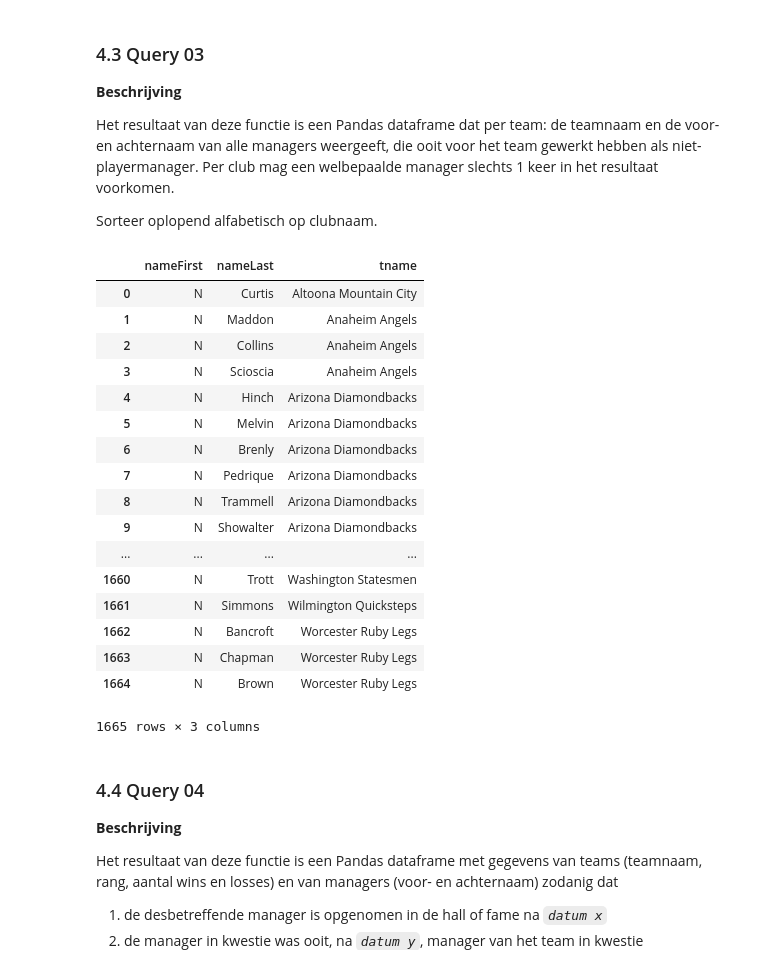
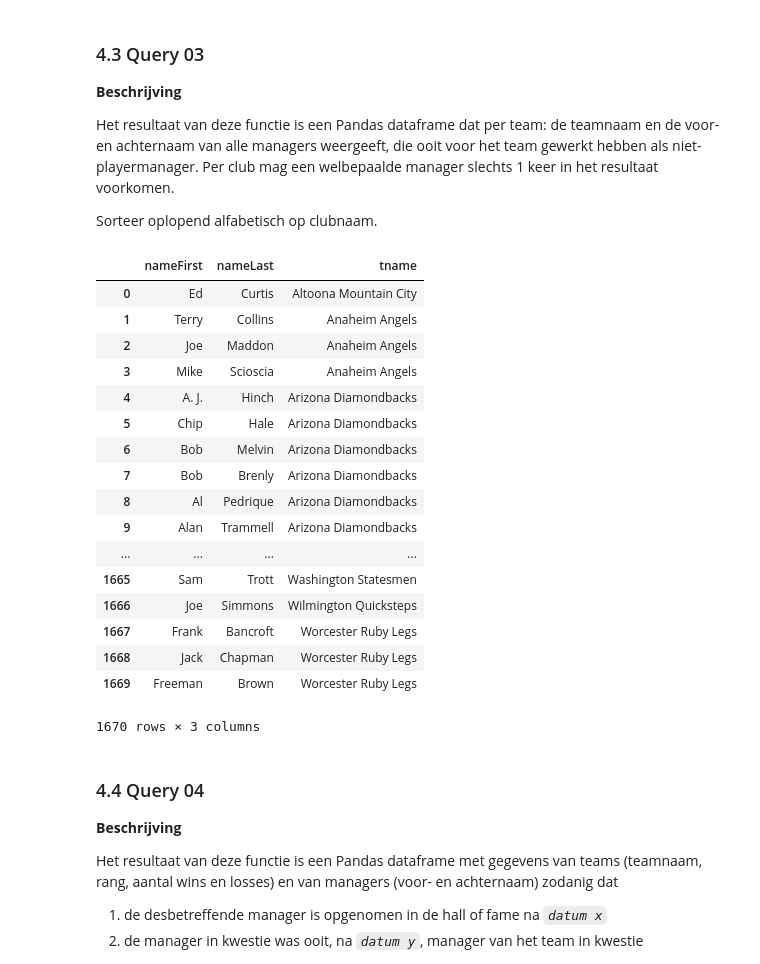
Before and after one commit to sarahjoseph321/DEEL4_Gegevensbanken, a Jupyter notebook: assignment.ipynb, the cells around one changed output. Drawn from its saved outputs; the diff is of its cells as text; code cells hidden in the pictures.

```diff
--- a/assignment.ipynb
+++ b/assignment.ipynb
@@ -277,40 +315,40 @@ Sorteer oplopend alfabetisch op clubnaam.
 # %%
 def query_03(connection, column_names):
     # Bouw je query
     query="""
             SELECT DISTINCT ma.nameFirst, ma.nameLast, t.name
             FROM Managers as m
                 JOIN MASTER as ma ON m.playerID =  ma.playerID
                 JOIN Teams as t ON m.teamID = t.teamID
             WHERE m.plyrMgr = 'N'
             ORDER BY t.name
     """
 
     # Stap 2 & 3
     res = run_query(connection, query)         # Query uitvoeren
     df = res_to_df(res, column_names)          # Query in DataFrame brengen
 
     return df
-# query_03(connection,col_names['query_03'] )
+query_03(connection,col_names['query_03'] )
 # %% [output]
 |  | nameFirst | nameLast | tname |
-| 0 | N | Curtis | Altoona Mountain City |
-| 1 | N | Maddon | Anaheim Angels |
-| 2 | N | Collins | Anaheim Angels |
-| 3 | N | Scioscia | Anaheim Angels |
-| 4 | N | Hinch | Arizona Diamondbacks |
-| 5 | N | Melvin | Arizona Diamondbacks |
-| 6 | N | Brenly | Arizona Diamondbacks |
-| 7 | N | Pedrique | Arizona Diamondbacks |
-| 8 | N | Trammell | Arizona Diamondbacks |
-| 9 | N | Showalter | Arizona Diamondbacks |
+| 0 | Ed | Curtis | Altoona Mountain City |
+| 1 | Terry | Collins | Anaheim Angels |
+| 2 | Joe | Maddon | Anaheim Angels |
+| 3 | Mike | Scioscia | Anaheim Angels |
+| 4 | A. J. | Hinch | Arizona Diamondbacks |
+| 5 | Chip | Hale | Arizona Diamondbacks |
+| 6 | Bob | Melvin | Arizona Diamondbacks |
+| 7 | Bob | Brenly | Arizona Diamondbacks |
+| 8 | Al | Pedrique | Arizona Diamondbacks |
+| 9 | Alan | Trammell | Arizona Diamondbacks |
 | ... | ... | ... | ... |
-| 1660 | N | Trott | Washington Statesmen |
-| 1661 | N | Simmons | Wilmington Quicksteps |
-| 1662 | N | Bancroft | Worcester Ruby Legs |
-| 1663 | N | Chapman | Worcester Ruby Legs |
-| 1664 | N | Brown | Worcester Ruby Legs |
+| 1665 | Sam | Trott | Washington Statesmen |
+| 1666 | Joe | Simmons | Wilmington Quicksteps |
+| 1667 | Frank | Bancroft | Worcester Ruby Legs |
+| 1668 | Jack | Chapman | Worcester Ruby Legs |
+| 1669 | Freeman | Brown | Worcester Ruby Legs |
-1665 rows × 3 columns
+1670 rows × 3 columns
 # %% [markdown]
 ### 4.4 Query 04
 
```
Also changed, not shown: parts of 2 cells of this notebook.
